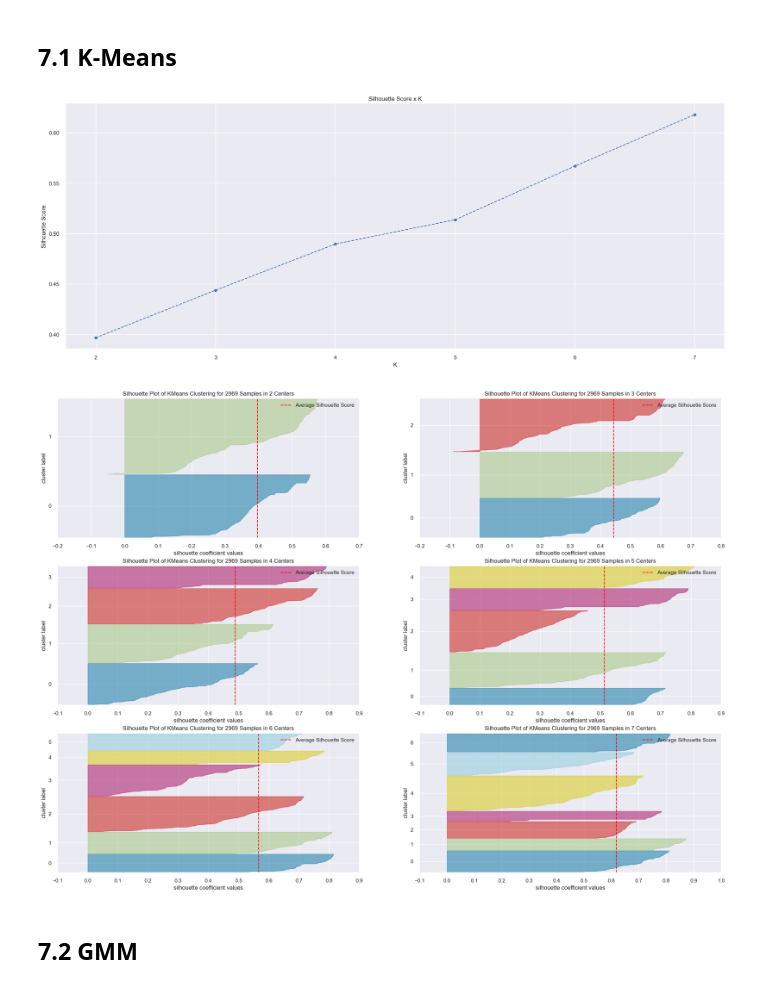
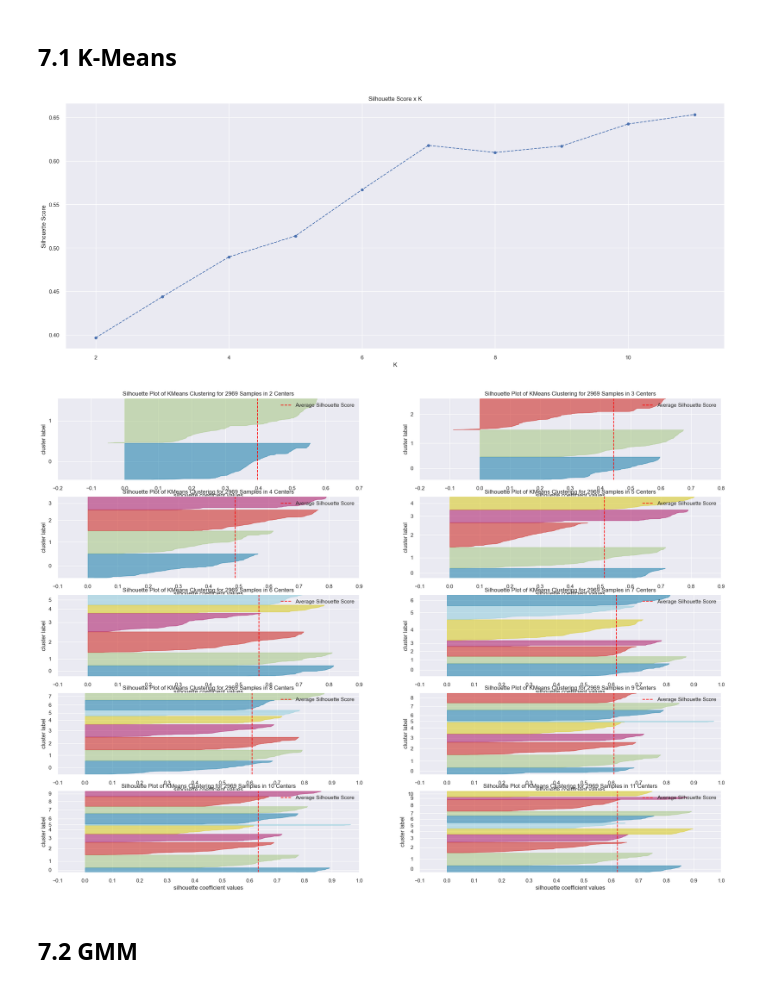
Before and after one commit to luishmq/customers_clustering_project, a Jupyter notebook: notebooks/customers_clustering_notebook.ipynb, the cells around one changed output. Cells and saved outputs as stored; diff of their text form; code cells hidden in the pictures.

Commit message:
Testing better results with 11 clusters

```diff
--- a/notebooks/customers_clustering_notebook.ipynb
+++ b/notebooks/customers_clustering_notebook.ipynb
@@ -812,7 +808,7 @@ X.head()
 | 3 | 19.031134 | -4.189617 |
 | 4 | 17.103661 | 14.948697 |
 # %%
-clusters = [2, 3, 4, 5, 6, 7]
+clusters = [2, 3, 4, 5, 6, 7, 8, 9, 10, 11]
 # %% [markdown]
 ## 7.1 K-Means
 # %%
@@ -836,21 +832,21 @@ plt.xlabel( 'K' );
 plt.ylabel( 'Silhouette Score' );
 plt.title( 'Silhouette Score x K' );
 # %% [output]
-[figure, old version]
+[figure, new version]
 # %%
-fig, ax = plt.subplots(3, 2, figsize=(25,18))
+fig, ax = plt.subplots(5, 2, figsize=(25,18))
 
 for k in clusters:
     # Model definition
     km = c.KMeans(n_clusters=k, init='random', n_init=10, max_iter=100, random_state=42)
 
     q, mod = divmod(k, 2)
 
     visualizer = SilhouetteVisualizer(km, colors='yellowbrick', ax=ax[q-1][mod])
     visualizer.fit(X)
     visualizer.finalize()
 # %% [output]
-[figure, old version]
+[figure, new version]
 # %% [markdown]
 ## 7.2 GMM
 # %%
```
Also changed, not shown: parts of 35 cells of this notebook.
